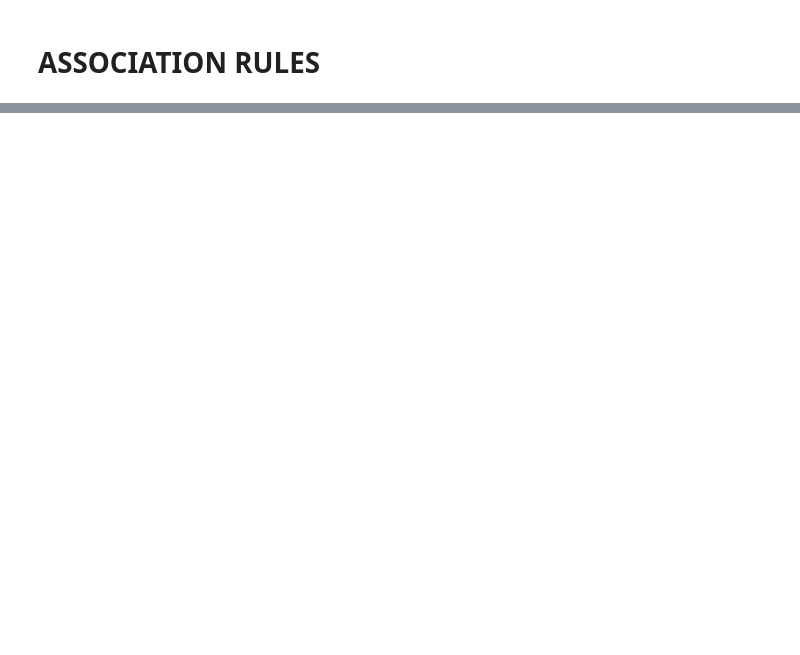
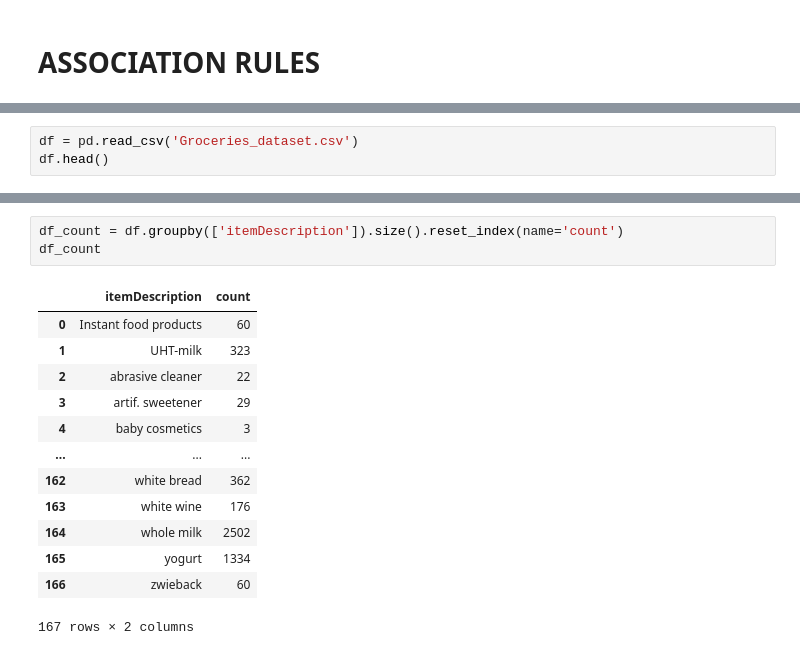
Before and after one commit to Kartikey2011yadav/Data-Science-Lab, a Jupyter notebook: 12_AssociationRules.ipynb, the cells around one changed output, grey strips where cells are left out. Drawn from its saved outputs; the diff is of its cells as text; blank space fills up the shorter version.

```diff
--- a/12_AssociationRules.ipynb
+++ b/12_AssociationRules.ipynb
@@ -29,0 +32,3 @@ To enable the following instructions: AVX2 FMA, in other operations, rebuild Ten
+# %%
+df = pd.read_csv('Groceries_dataset.csv')
+df.head()
@@ -29,0 +55,17 @@ To enable the following instructions: AVX2 FMA, in other operations, rebuild Ten
+# %%
+df_count = df.groupby(['itemDescription']).size().reset_index(name='count')
+df_count
+# %% [output]
+|  | itemDescription | count |
+| 0 | Instant food products | 60 |
+| 1 | UHT-milk | 323 |
+| 2 | abrasive cleaner | 22 |
+| 3 | artif. sweetener | 29 |
+| 4 | baby cosmetics | 3 |
+| ... | ... | ... |
+| 162 | white bread | 362 |
+| 163 | white wine | 176 |
+| 164 | whole milk | 2502 |
+| 165 | yogurt | 1334 |
+| 166 | zwieback | 60 |
+167 rows × 2 columns
```
Also changed, not shown: parts of 12 cells of this notebook, 4 other files.
